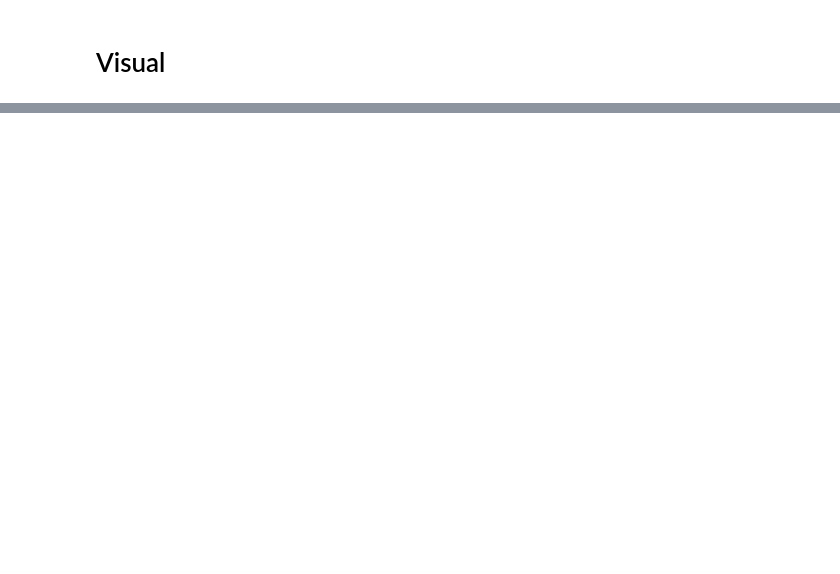
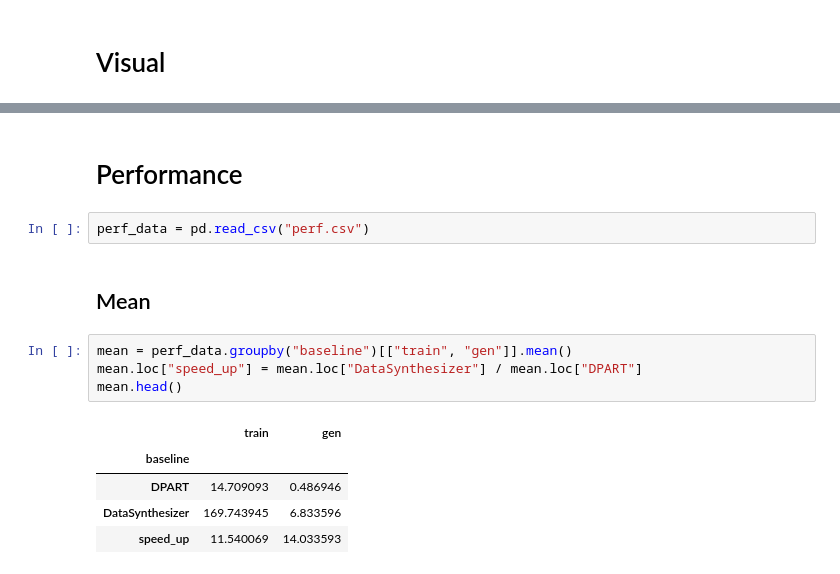
Before and after one commit to hazy/dpart, a Jupyter notebook: visuals.ipynb, the cells around one changed output, grey strips where cells are left out. Drawn from its saved outputs; the diff is of its cells as text; blank space fills up the shorter version.

```diff
--- a/visuals.ipynb
+++ b/visuals.ipynb
@@ -71,3 +99,19 @@ fig.show()
 # %% [output]
 [interactive output not drawn]
 [interactive output not drawn]
+# %% [markdown]
+# Performance
+# %%
+perf_data = pd.read_csv("perf.csv")
+# %% [markdown]
+## Mean
+# %%
+mean = perf_data.groupby("baseline")[["train", "gen"]].mean()
+mean.loc["speed_up"] = mean.loc["DataSynthesizer"] / mean.loc["DPART"]
+mean.head()
+# %% [output]
+|  | train | gen |
+| baseline |  |  |
+| DPART | 14.709093 | 0.486946 |
+| DataSynthesizer | 169.743945 | 6.833596 |
+| speed_up | 11.540069 | 14.033593 |
```
Also changed, not shown: parts of 8 cells of this notebook, 5 other files.
